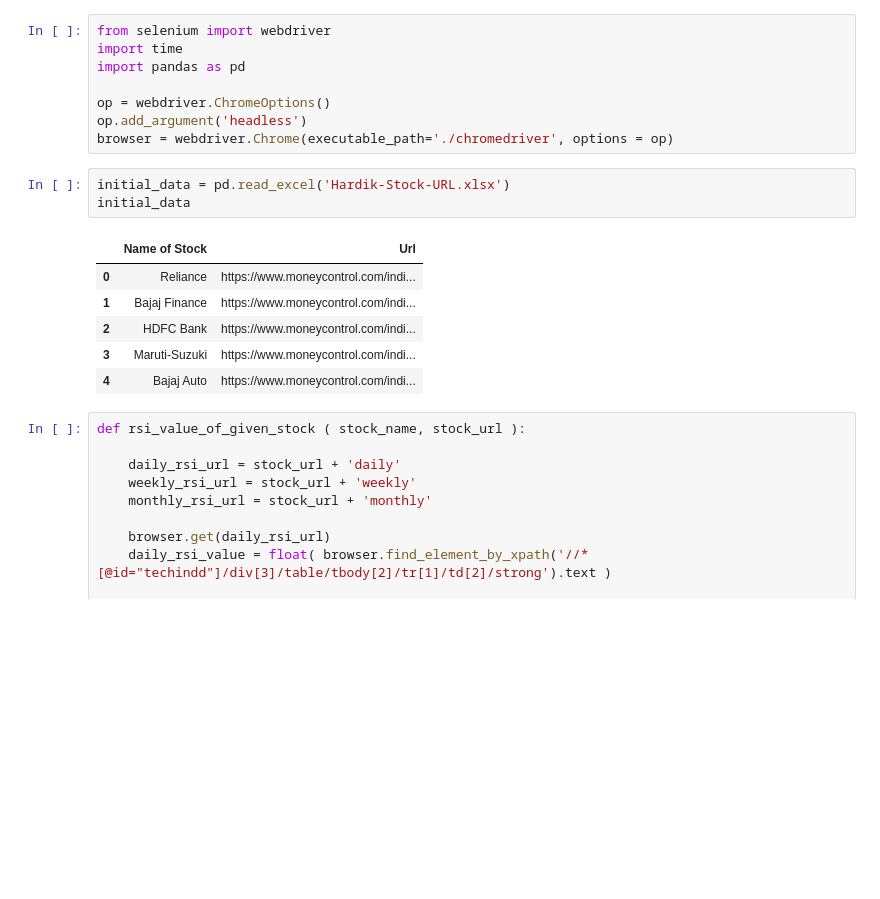
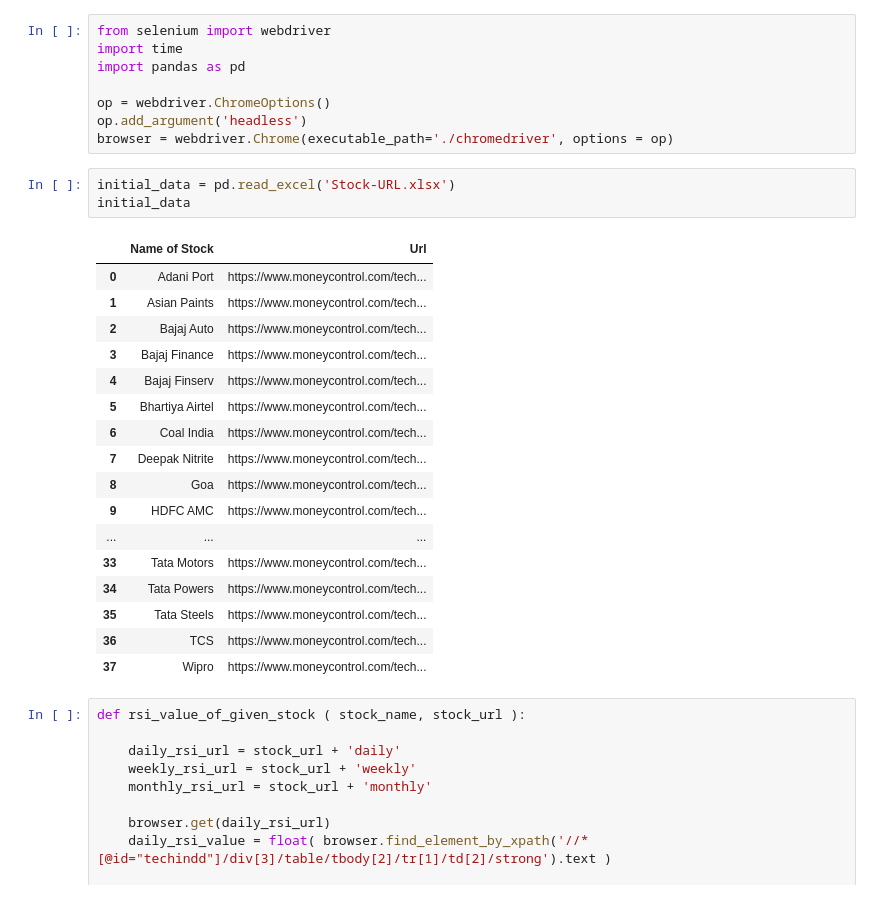
Before and after one commit to decipher07/Broker-2.0, a Jupyter notebook: Driver Code.ipynb, the cells around one changed output. Cells and saved outputs as stored; diff of their text form; blank space fills up the shorter version.

```diff
--- a/Driver Code.ipynb
+++ b/Driver Code.ipynb
@@ -7,15 +7,26 @@ op = webdriver.ChromeOptions()
 op.add_argument('headless')
 browser = webdriver.Chrome(executable_path='./chromedriver', options = op)
 # %%
-initial_data = pd.read_excel('Hardik-Stock-URL.xlsx')
+initial_data = pd.read_excel('Stock-URL.xlsx')
 initial_data
 # %% [output]
 |  | Name of Stock | Url |
-| 0 | Reliance | https://www.moneycontrol.com/indi... |
-| 1 | Bajaj Finance | https://www.moneycontrol.com/indi... |
-| 2 | HDFC Bank | https://www.moneycontrol.com/indi... |
-| 3 | Maruti-Suzuki | https://www.moneycontrol.com/indi... |
-| 4 | Bajaj Auto | https://www.moneycontrol.com/indi... |
+| 0 | Adani Port | https://www.moneycontrol.com/tech... |
+| 1 | Asian Paints | https://www.moneycontrol.com/tech... |
+| 2 | Bajaj Auto | https://www.moneycontrol.com/tech... |
+| 3 | Bajaj Finance | https://www.moneycontrol.com/tech... |
+| 4 | Bajaj Finserv | https://www.moneycontrol.com/tech... |
+| 5 | Bhartiya Airtel | https://www.moneycontrol.com/tech... |
+| 6 | Coal India | https://www.moneycontrol.com/tech... |
+| 7 | Deepak Nitrite | https://www.moneycontrol.com/tech... |
+| 8 | Goa | https://www.moneycontrol.com/tech... |
+| 9 | HDFC AMC | https://www.moneycontrol.com/tech... |
+| ... | ... | ... |
+| 33 | Tata Motors | https://www.moneycontrol.com/tech... |
+| 34 | Tata Powers | https://www.moneycontrol.com/tech... |
+| 35 | Tata Steels | https://www.moneycontrol.com/tech... |
+| 36 | TCS | https://www.moneycontrol.com/tech... |
+| 37 | Wipro | https://www.moneycontrol.com/tech... |
 # %%
 def rsi_value_of_given_stock ( stock_name, stock_url ):
 
```
Also changed, not shown: parts of 4 cells of this notebook, 3 other files.
